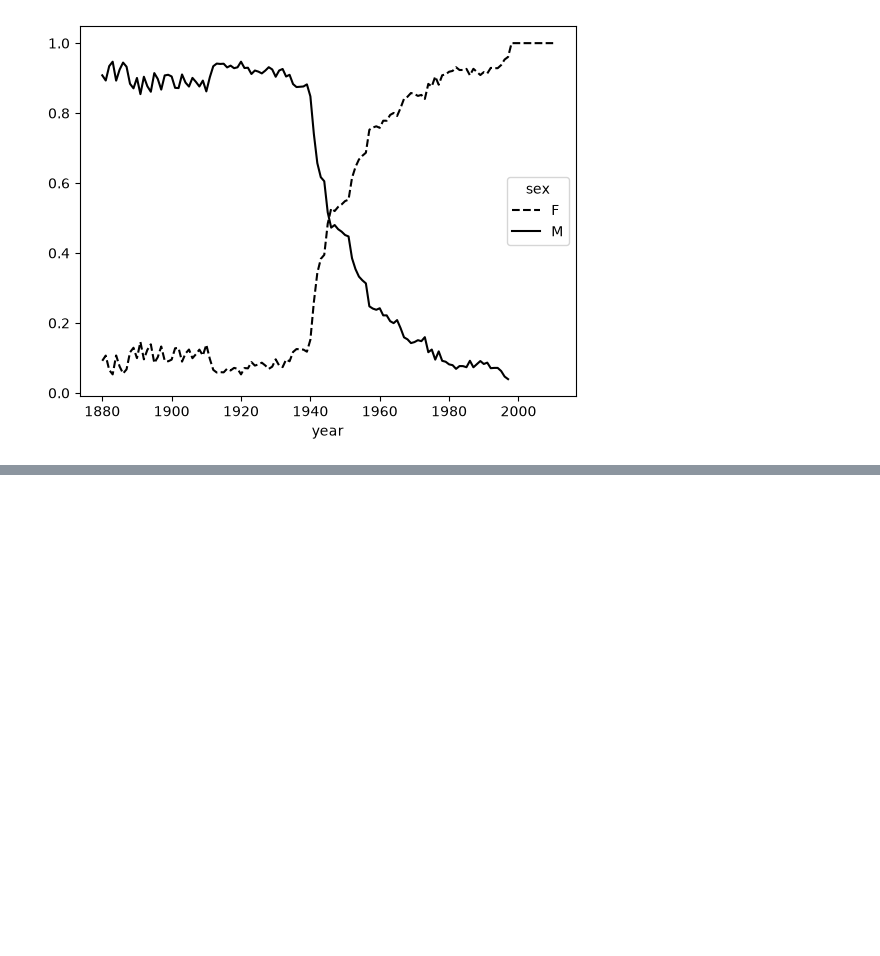
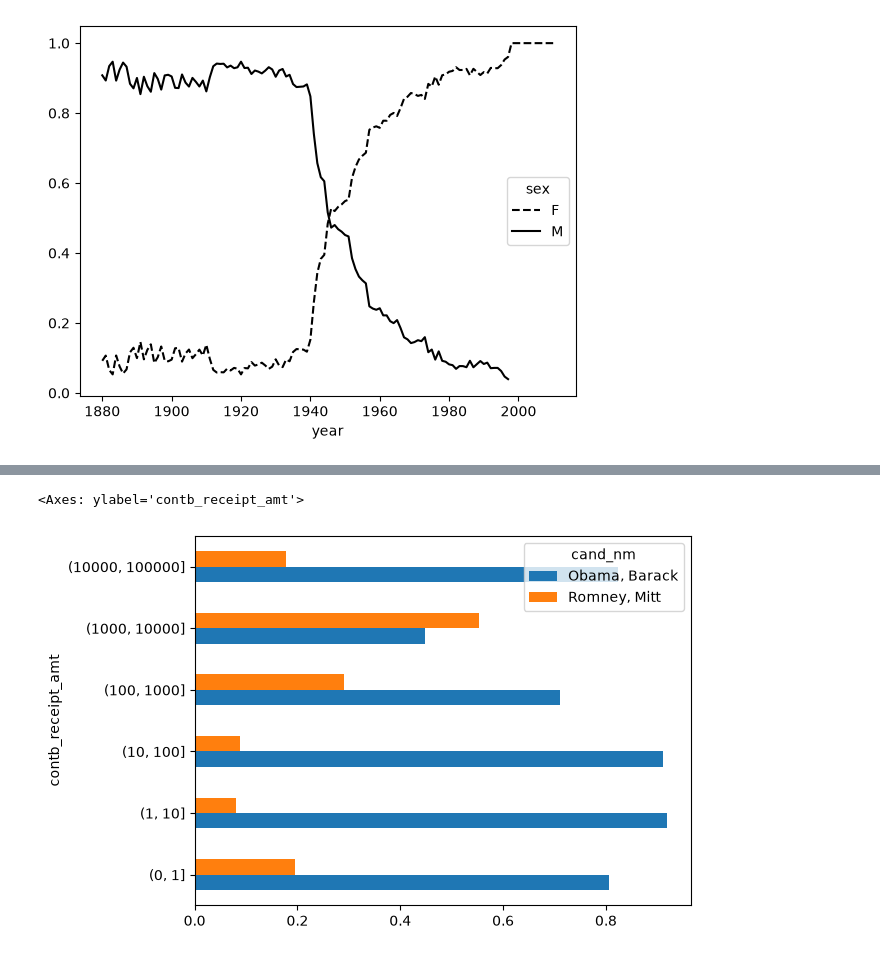
Before and after one commit to sarvar-ds0201/pydata-book-practice, a Jupyter notebook: chapter_13_data_examples/data_examples.ipynb, the cells around one changed output, grey strips where cells are left out. Drawn from its saved outputs; the diff is of its cells as text; code cells hidden in the pictures; blank space fills up the shorter version.

```diff
--- a/chapter_13_data_examples/data_examples.ipynb
+++ b/chapter_13_data_examples/data_examples.ipynb
@@ -958,0 +1401,2 @@ table.plot(style={'M': 'k-', 'F': 'k--'})
+# %%
+labels = pd.cut(fec_mrbo['contb_receipt_amt'], bins)
@@ -958,0 +1419,2 @@ table.plot(style={'M': 'k-', 'F': 'k--'})
+# %%
+grouped = fec_mrbo.groupby(['cand_nm', labels])
@@ -958,0 +1434,5 @@ table.plot(style={'M': 'k-', 'F': 'k--'})
+# %%
+bucket_sums = grouped['contb_receipt_amt'].sum().unstack(level=0)
+# %%
+normed_sums = bucket_sums.div(bucket_sums.sum(axis='columns'),
+                              axis='index')
@@ -958,0 +1452,5 @@ table.plot(style={'M': 'k-', 'F': 'k--'})
+# %%
+normed_sums[:-2].plot(kind='barh')
+# %% [output]
+<Axes: ylabel='contb_receipt_amt'>
+[figure, added]
```
Also changed, not shown: parts of 64 cells of this notebook.
